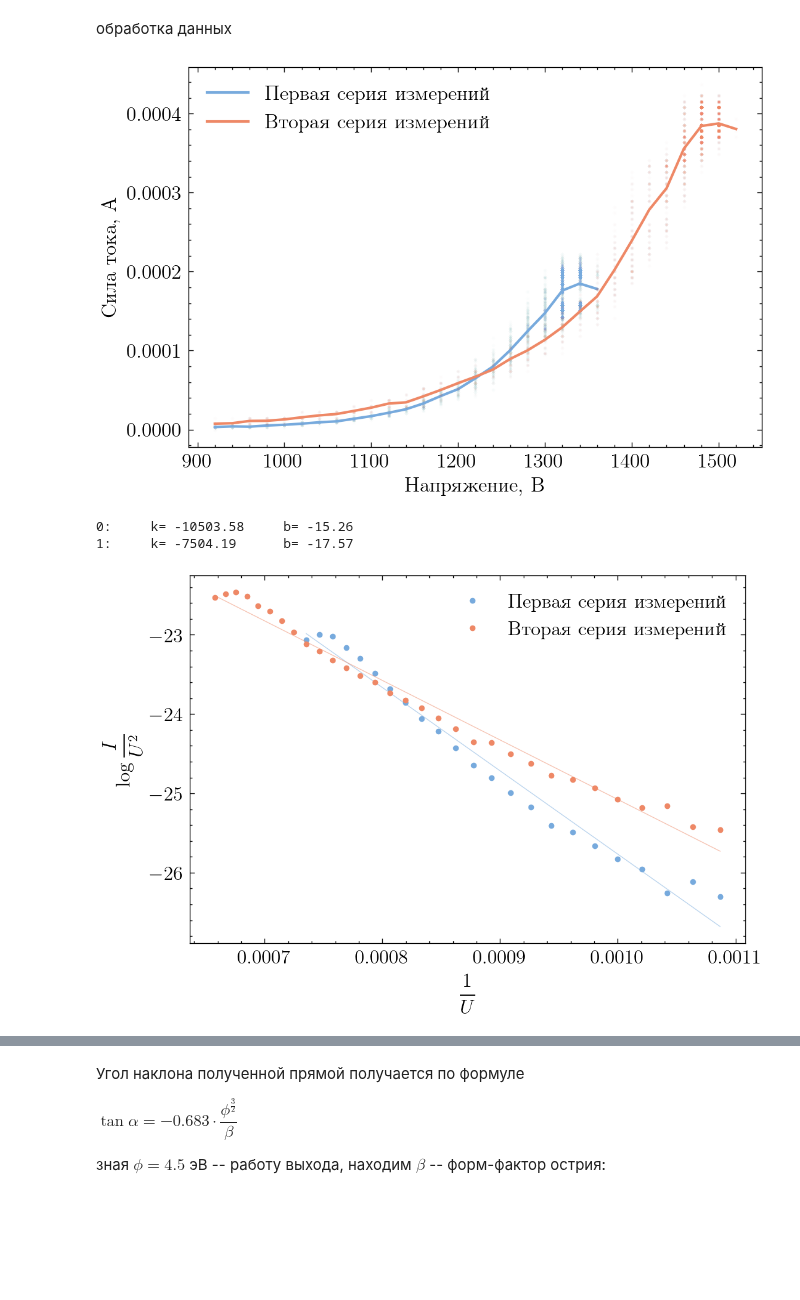
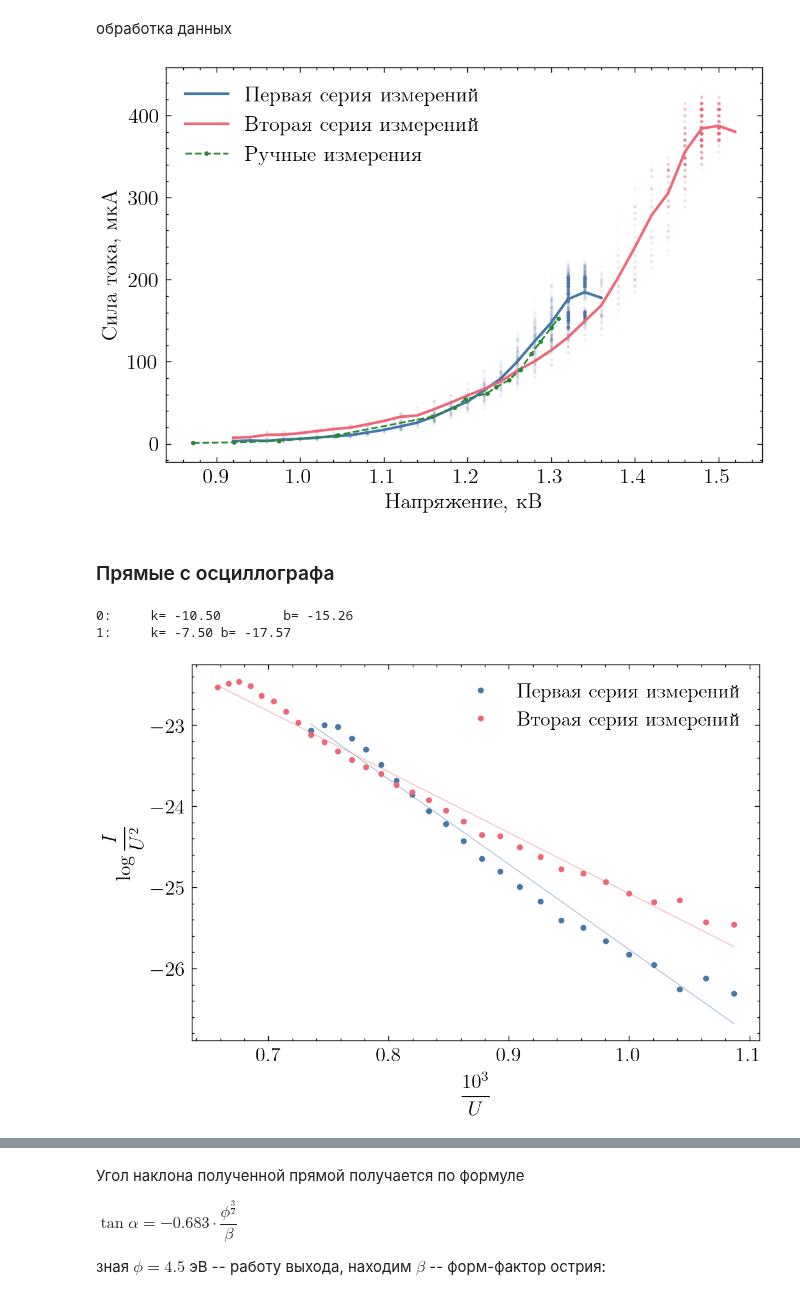
Before and after one commit to gleblug/experiment-automation, a Jupyter notebook: vaki-autoelectron-emission/plots.ipynb, the cells around one changed output, grey strips where cells are left out. Drawn from its saved outputs; the diff is of its cells as text; code cells hidden in the pictures; blank space fills up the shorter version.

Commit message:
modify plots

```diff
--- a/vaki-autoelectron-emission/plots.ipynb
+++ b/vaki-autoelectron-emission/plots.ipynb
@@ -9,7 +9,7 @@ import matplotlib
 import scienceplots
 
 plt.style.use(['science', 'russian-font'])
-plt.style.use(["light"])
+plt.style.use(["bright"])
 
 matplotlib.rcParams.update({
     'figure.figsize': [6, 4],
@@ -81,22 +81,28 @@ for num, (ex_name, f_idxs) in enumerate(zip(experiment_names, file_idxs)):
     dots_result[num] = result
 # %%
 for num, (ex_name, dots, line) in enumerate(zip(experiment_names, dots_result, ex_result)):
-    plt.plot(dots["Voltage"], dots["Current"], alpha=0.01, ls="", marker=".", markersize=2, color=f"C{num}")
-    plt.plot(line["Voltage"], line["Current"], lw=1.5, alpha=1, color=f"C{num}", label=ex_name)
+    plt.plot(dots["Voltage"]*1e-3, dots["Current"]*1e6, alpha=0.01, ls="", marker=".", markersize=2, color=f"C{num}")
+    plt.plot(line["Voltage"]*1e-3, line["Current"]*1e6, lw=1.5, alpha=1, color=f"C{num}", label=ex_name)
+else:
+    df = pd.read_csv("VAH.csv")
+    cols = df.columns
+    plt.plot(df[cols[0]]*1e-3, df[cols[1]]*1e-1, marker=".", lw=1, markersize=3, ls="--", color="C2", label="Ручные измерения")
 
-plt.xlabel(fr"Напряжение, В")
-plt.ylabel(fr"Сила тока, А")
+plt.xlabel(fr"Напряжение, кВ")
+plt.ylabel(fr"Сила тока, мкА")
 # plt.yscale("log")
 
 plt.legend()
-plt.savefig("rising-RAW.png")
+plt.savefig("all-VAH.png")
 plt.show()
 # %% [output]
-[figure, old version]
+[figure, new version]
+# %% [markdown]
+### Прямые с осциллографа
 # %%
 opt_arr = []
 for num, (ex_name, line) in enumerate(zip(experiment_names, ex_result)):
-    x = 1 / line["Voltage"]
+    x = 1e3 / line["Voltage"]
     y = np.log(line["Current"]) - 2 * np.log(line["Voltage"])
 
     popt, pcov = curve_fit(line_func, x, y)
@@ -106,13 +112,13 @@ for num, (ex_name, line) in enumerate(zip(experiment_names, ex_result)):
     plt.plot(x, y, ls="", marker=".", markersize=5, color=f"C{num}", label=ex_name)
     plt.plot(x, line_func(x, *popt), lw=0.5, alpha=.5, color=f"C{num}")
 
-plt.xlabel(r"$\dfrac 1 U$")
+plt.xlabel(r"$\dfrac {10^3} U$")
 plt.ylabel(r"$\log \dfrac I {U^2}$")
 
 plt.legend()
-plt.savefig("rising-NORDGAME-FAULER.png")
+plt.savefig("osc-NORDGAME-FAULER.png")
 plt.show()
 # %% [output]
-0:     k= -10503.58     b= -15.26
-1:     k= -7504.19      b= -17.57
+0:     k= -10.50        b= -15.26
+1:     k= -7.50 b= -17.57
-[figure, old version]
+[figure, new version]
```
Also changed, not shown: parts of 7 cells of this notebook, 8 other files.
